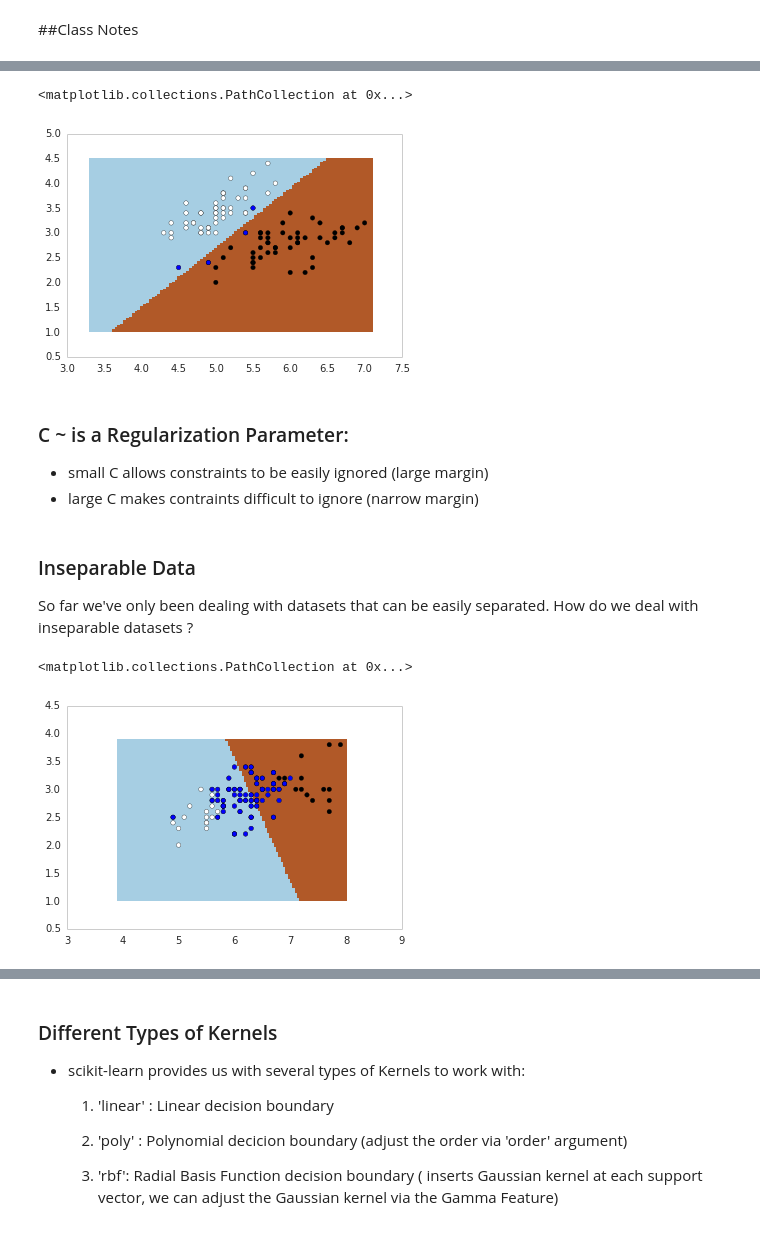
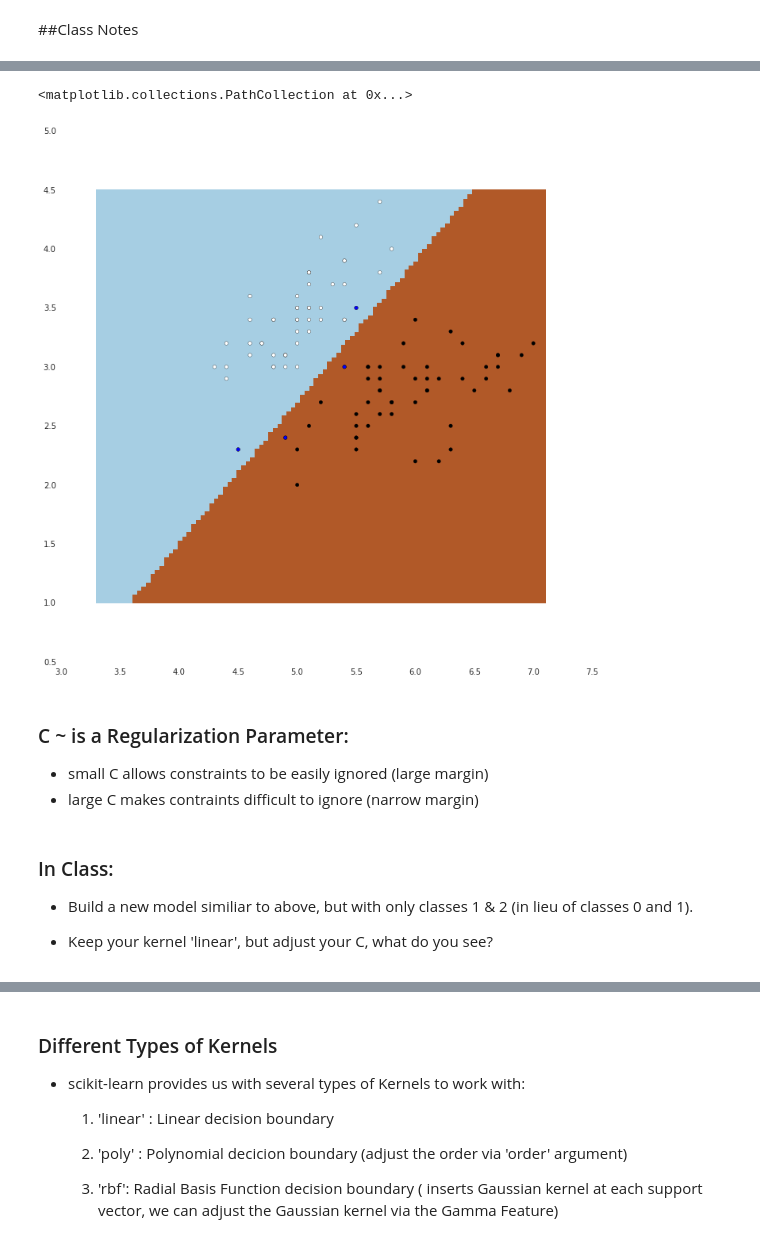
Before and after one commit to podopie/DAT18NYC, a Jupyter notebook: classes/14-support_vector_machines.ipynb, the cells around one changed output, grey strips where cells are left out. Saved outputs shown, nothing was run; the diff lists cells and outputs as text; code cells hidden in the pictures.

```diff
--- a/classes/14-support_vector_machines.ipynb
+++ b/classes/14-support_vector_machines.ipynb
@@ -254,7 +278,7 @@ def plot_estimator(estimator,X,y):
 
     # Put the result into a color plot
     Z=Z.reshape (xx.shape)
-    plt.figure()
+    plt.figure(figsize=(12,12))
     plt.pcolormesh(xx,yy, Z, cmap=plt.cm.Paired)
 
     # Lets plot our sample points
@@ -262,38 +286,25 @@ def plot_estimator(estimator,X,y):
 # %%
 # Visualizing our Support Vectors and C (bias)
 iris=datasets.load_iris()
 X=iris.data
 y=iris.target
 
 X=X[y !=2,:2]
 y = iris.target[y!=2]
 
-svc = svm.SVC(kernel='linear', C=1000000).fit(X, y)
+svc = svm.SVC(kernel='linear', C=1).fit(X, y)
 plot_estimator(svc,X,y)
 plt.scatter(svc.support_vectors_[:,0],svc.support_vectors_[:,1])
 # %% [output]
 <matplotlib.collections.PathCollection at 0x...>
-[figure, old version]
+[figure, new version]
 # %% [markdown]
 ### C ~ is a Regularization Parameter:
 - small C allows constraints to be easily ignored (large margin)
 - large C makes contraints difficult to ignore (narrow margin)
-# %% [markdown]
-### Inseparable Data
-
-So far we've only been dealing with datasets that can be easily separated.  How do we deal with inseparable datasets ?
-# %%
-# Visualizing our Support Vectors
-iris=datasets.load_iris()
-X=iris.data
-y=iris.target
-
-X=X[y !=0,:2]
-y = iris.target[y!=0]
-
-svc = svm.SVC(kernel='linear', C=10000).fit(X, y)
-plot_estimator(svc,X,y)
-plt.scatter(svc.support_vectors_[:,0],svc.support_vectors_[:,1])
-# %% [output]
-<matplotlib.collections.PathCollection at 0x...>
-[figure, removed]
+# %% [markdown]
+### In Class:
+
+- Build a new model similiar to above, but with only classes 1 & 2 (in lieu of classes 0 and 1).
+
+- Keep your kernel 'linear', but adjust your C, what do you see?
```
Also changed, not shown: parts of 17 cells of this notebook.
